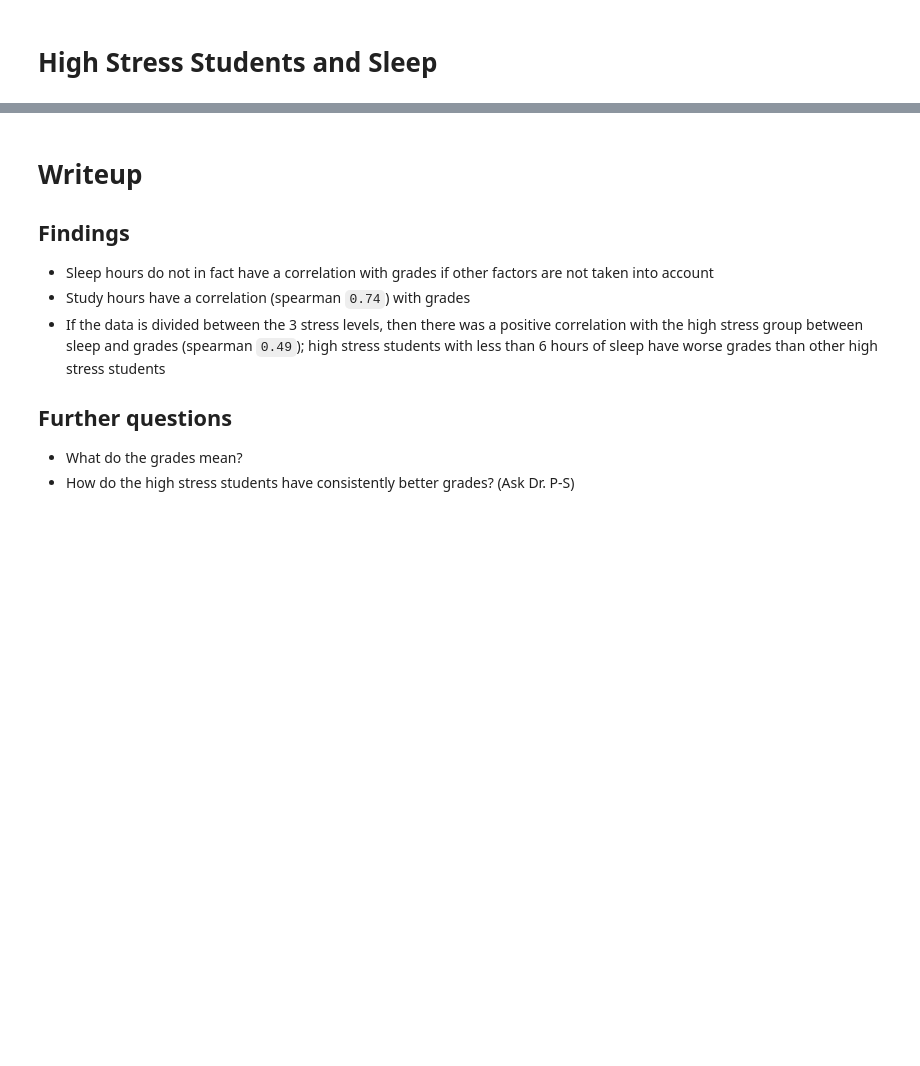
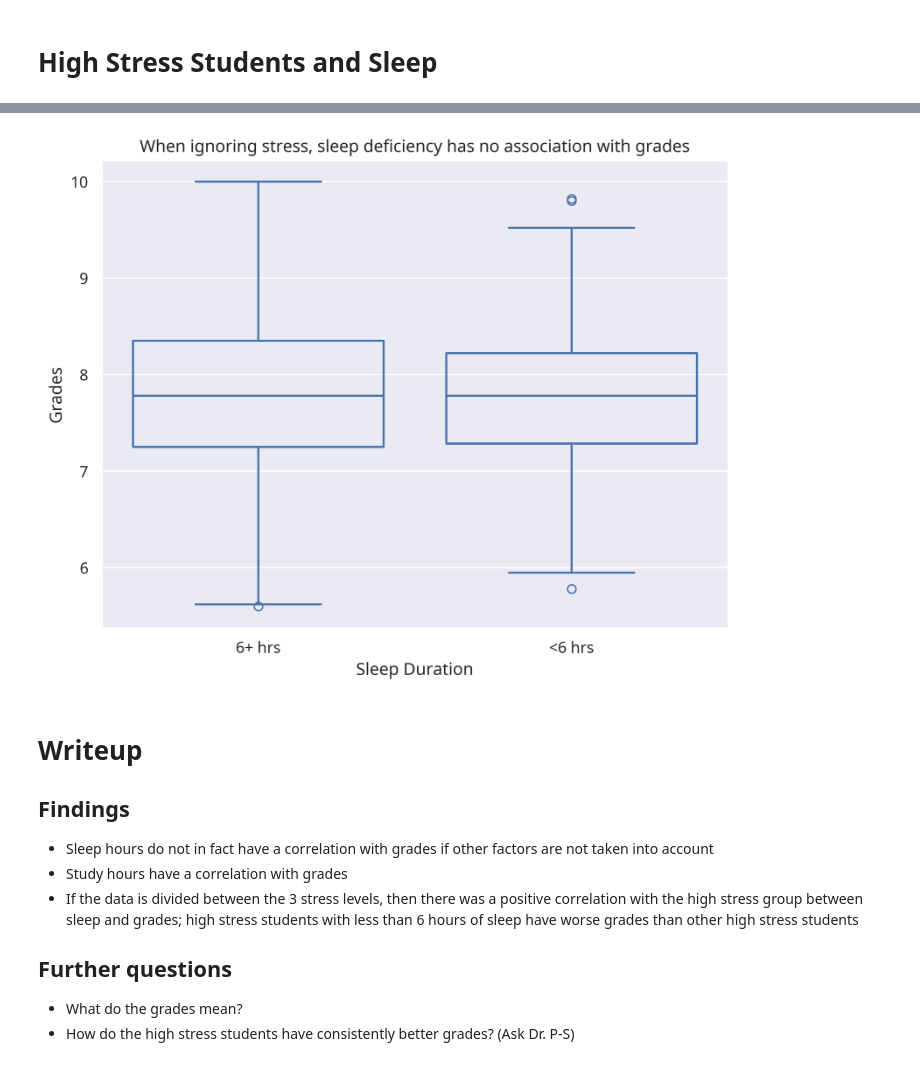
Before and after one commit to vramaiah/student-success-factors, a Jupyter notebook: student_success.ipynb, the cells around one changed output, grey strips where cells are left out. Drawn from its saved outputs; the diff is of its cells as text; code cells hidden in the pictures; blank space fills up the shorter version.

```diff
--- a/student_success.ipynb
+++ b/student_success.ipynb
@@ -270,9 +272,27 @@ See the caveats in the documentation: https://pandas.pydata.org/pandas-docs/stab
+# %%
+# Filter for high stress students
+df_copy = df.copy()
+
+# Create a new sleep group column
+df_copy["Sleep Group"] = df_copy[SLEEP].apply(lambda x: "<6 hrs" if x < 6 else "6+ hrs")
+
+# Create the boxplot
+plt.figure(figsize=(8, 6))
+sns.boxplot(data=df_copy, x="Sleep Group", y=GRADES, fill=False)
+
+# Labeling
+plt.title("When ignoring stress, sleep deficiency has no association with grades")
+plt.xlabel("Sleep Duration")
+plt.ylabel("Grades")
+plt.show()
+# %% [output]
+[figure, added]
 # %% [markdown]
 # Writeup
 ## Findings
 * Sleep hours do not in fact have a correlation with grades if other factors are not taken into account
-* Study hours have a correlation (spearman `0.74`) with grades
-* If the data is divided between the 3 stress levels, then there was a positive correlation with the high stress group between sleep and grades (spearman `0.49`); high stress students with less than 6 hours of sleep have worse grades than other high stress students
+* Study hours have a correlation with grades
+* If the data is divided between the 3 stress levels, then there was a positive correlation with the high stress group between sleep and grades; high stress students with less than 6 hours of sleep have worse grades than other high stress students
 
 ## Further questions
 * What do the grades mean?
```
Also changed, not shown: parts of 10 cells of this notebook.
